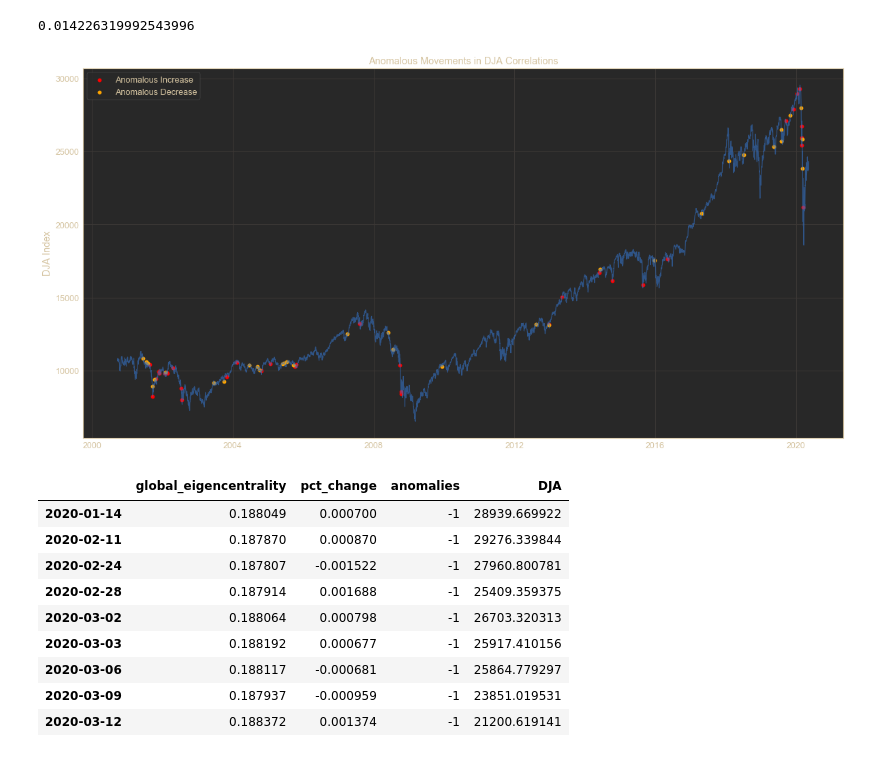
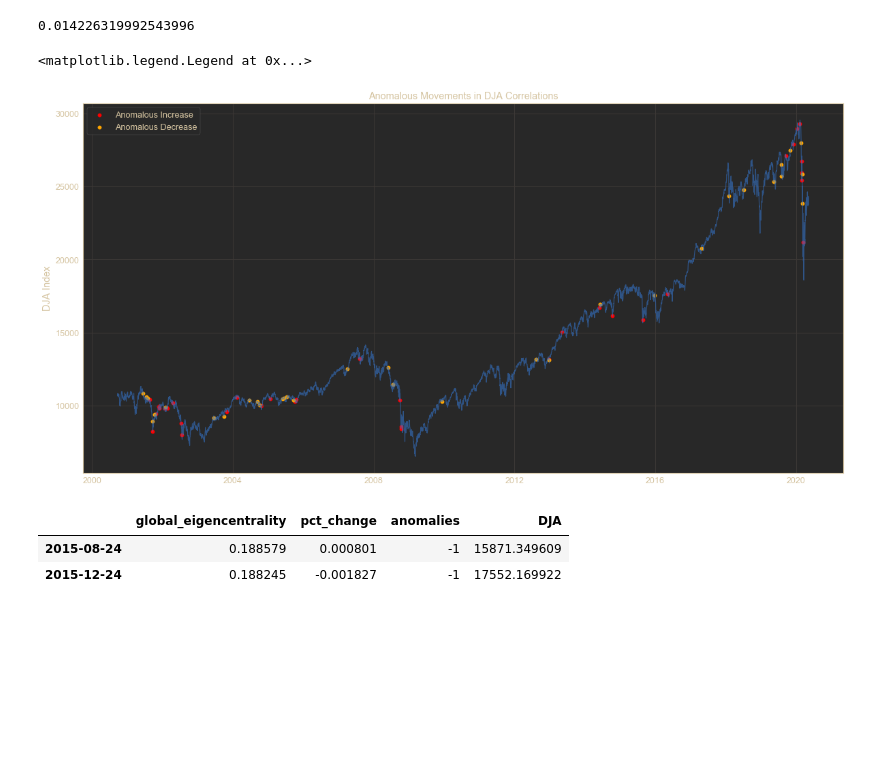
Before and after one commit to mayabenowitz/hedgepy, a Jupyter notebook: notebooks/1.1-dcor-centrality-svm.ipynb, the cells around one changed output. Saved outputs shown, nothing was run; the diff lists cells and outputs as text; code cells hidden in the pictures; blank space fills up the shorter version.

```diff
--- a/notebooks/1.1-dcor-centrality-svm.ipynb
+++ b/notebooks/1.1-dcor-centrality-svm.ipynb
@@ -243,26 +247,17 @@ csize = np.abs([(i*10000)**1.5 for i in c['pct_change'].tolist()])
 ax.scatter(df_ec['DJA'][(df_ec['anomalies']==-1) & (df_ec['pct_change'] > 0)].index, df_ec['DJA'][(df_ec['anomalies']==-1) & (df_ec['pct_change'] > 0)], label='Anomalous Increase', color='red')
 ax.scatter(df_ec['DJA'][(df_ec['anomalies']==-1) & (df_ec['pct_change'] < 0)].index, df_ec['DJA'][(df_ec['anomalies']==-1) & (df_ec['pct_change'] < 0)], label='Anomalous Decrease', color='orange')
 
-bbox_props = dict(boxstyle="round,pad=0.5", fc="gray", ec="black", lw=2, alpha=0.3)
-arrow_props = dict(facecolor='black', shrink=0.05)
-
 ax.set_title('Anomalous Movements in DJA Correlations')
 ax.set_ylabel('DJA Index')
 ax.legend()
 
-plt.savefig('../experiments/resources/dja-anomalies-2000-2020')
+# plt.savefig('../experiments/resources/dja-anomalies-2000-2020')
 # %% [output]
+<matplotlib.legend.Legend at 0x...>
 [figure]
 # %%
-a['2020']
+a['2015']
 # %% [output]
 |  | global_eigencentrality | pct_change | anomalies | DJA |
-| 2020-01-14 | 0.188049 | 0.000700 | -1 | 28939.669922 |
-| 2020-02-11 | 0.187870 | 0.000870 | -1 | 29276.339844 |
-| 2020-02-24 | 0.187807 | -0.001522 | -1 | 27960.800781 |
-| 2020-02-28 | 0.187914 | 0.001688 | -1 | 25409.359375 |
-| 2020-03-02 | 0.188064 | 0.000798 | -1 | 26703.320313 |
-| 2020-03-03 | 0.188192 | 0.000677 | -1 | 25917.410156 |
-| 2020-03-06 | 0.188117 | -0.000681 | -1 | 25864.779297 |
-| 2020-03-09 | 0.187937 | -0.000959 | -1 | 23851.019531 |
-| 2020-03-12 | 0.188372 | 0.001374 | -1 | 21200.619141 |
+| 2015-08-24 | 0.188579 | 0.000801 | -1 | 15871.349609 |
+| 2015-12-24 | 0.188245 | -0.001827 | -1 | 17552.169922 |
```
Also changed, not shown: parts of 26 cells of this notebook, 2 other files.
